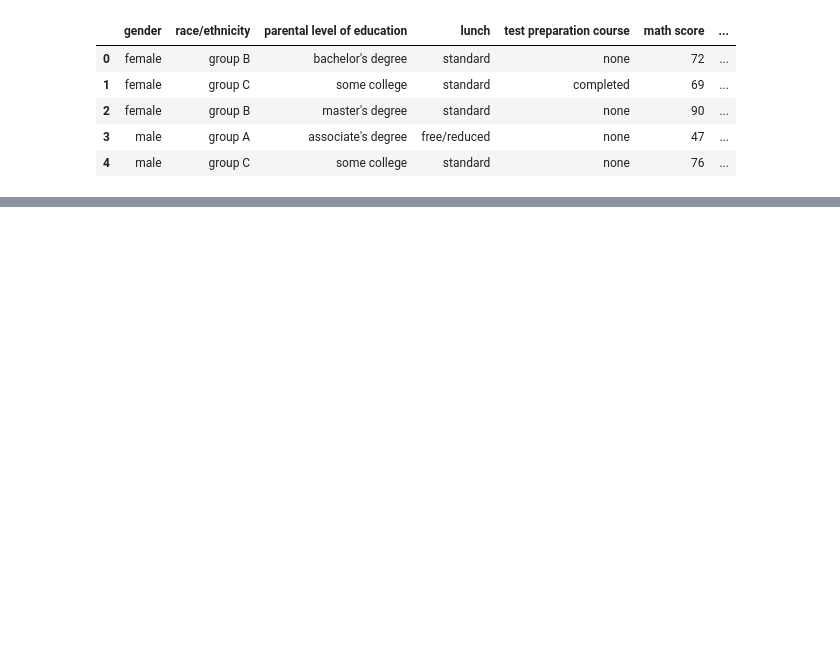
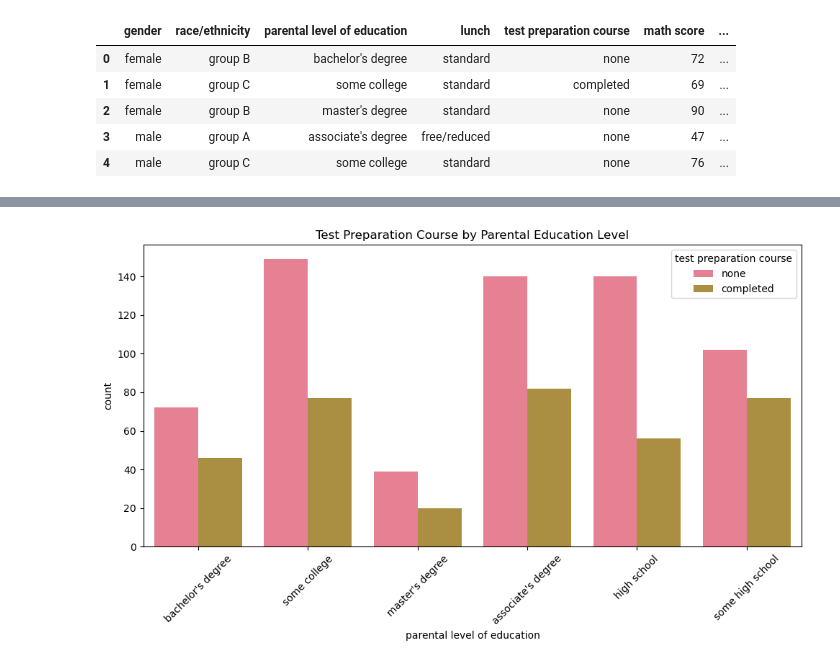
Before and after one commit to kareemtaha3/students_performance_analysis, a Jupyter notebook: notebooks/SPA_V1.ipynb, the cells around one changed output, grey strips where cells are left out. Saved outputs shown, nothing was run; the diff lists cells and outputs as text; code cells hidden in the pictures; blank space fills up the shorter version.

```diff
--- a/notebooks/SPA_V1.ipynb
+++ b/notebooks/SPA_V1.ipynb
@@ -15,0 +307,9 @@ df.head()
+# %%
+plt.figure(figsize=(10, 6))
+sns.countplot(data=df_encoded, x='parental level of education', hue='test preparation course')
+plt.title('Test Preparation Course by Parental Education Level')
+plt.xticks(rotation=45)
+plt.tight_layout()
+plt.show()
+# %% [output]
+[figure, added]
```
Also changed, not shown: parts of 37 cells of this notebook.
